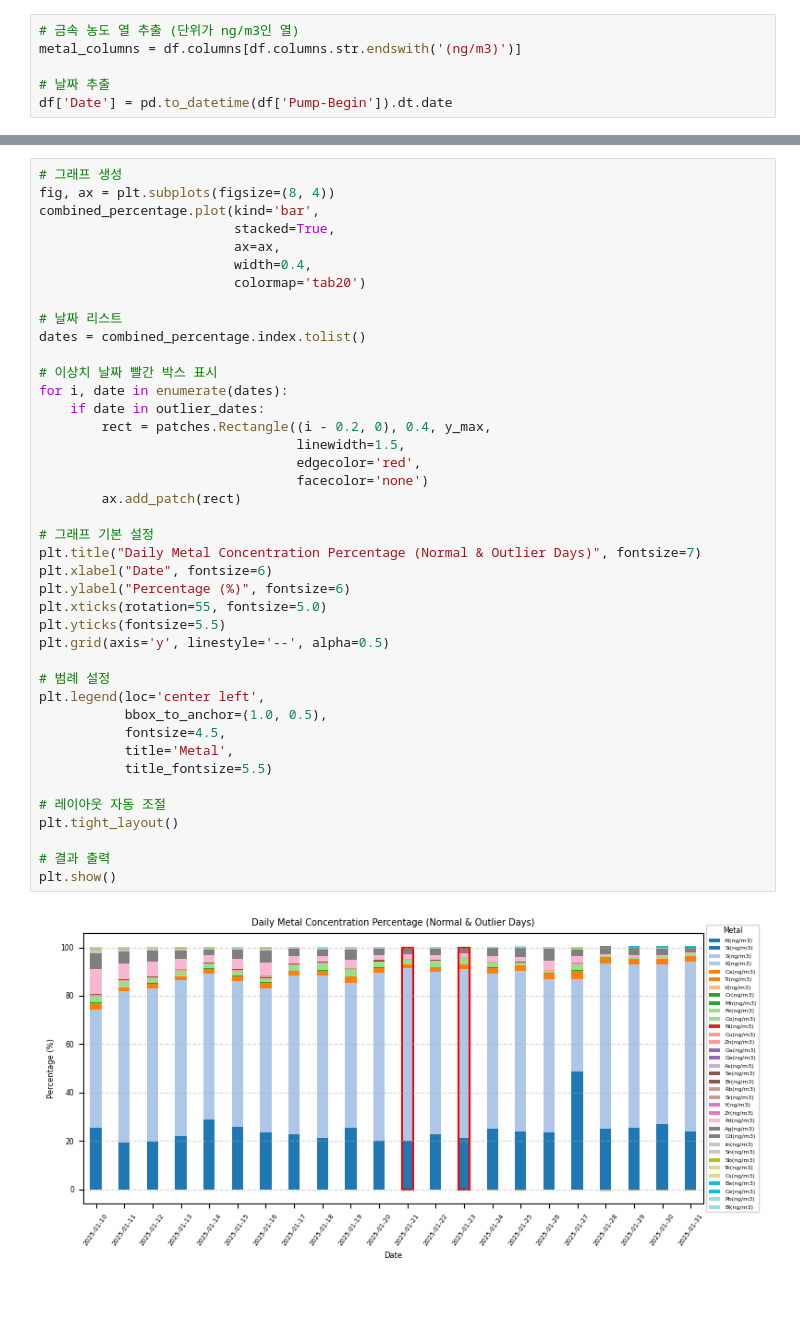
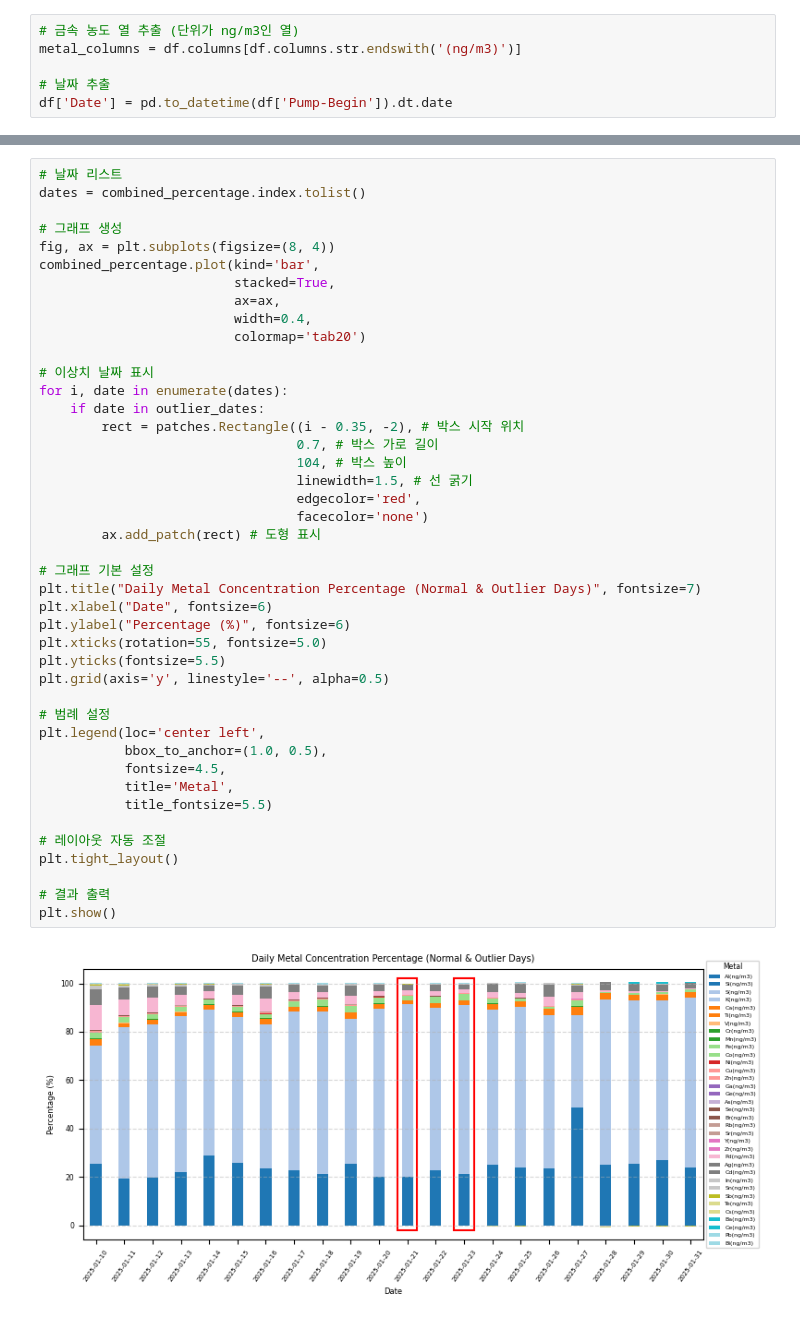
Before and after one commit to hyen0322/Data, a Jupyter notebook: Daily Metal Concentration Percentage.ipynb, the cells around one changed output, grey strips where cells are left out. Saved outputs shown, nothing was run; the diff lists cells and outputs as text.

```diff
--- a/Daily Metal Concentration Percentage.ipynb
+++ b/Daily Metal Concentration Percentage.ipynb
@@ -52,6 +89,9 @@ Date                                                   ...
 
 [5 rows x 35 columns]
 # %%
+# 날짜 리스트
+dates = combined_percentage.index.tolist()
+
 # 그래프 생성
 fig, ax = plt.subplots(figsize=(8, 4))
 combined_percentage.plot(kind='bar',
@@ -59,38 +99,37 @@ combined_percentage.plot(kind='bar',
                          ax=ax,
                          width=0.4,
                          colormap='tab20')
 
-# 날짜 리스트
-dates = combined_percentage.index.tolist()
-
-# 이상치 날짜 빨간 박스 표시
+# 이상치 날짜 표시
 for i, date in enumerate(dates):
     if date in outlier_dates:
-        rect = patches.Rectangle((i - 0.2, 0), 0.4, y_max,
-                                 linewidth=1.5,
+        rect = patches.Rectangle((i - 0.35, -2), # 박스 시작 위치
+                                 0.7, # 박스 가로 길이
+                                 104, # 박스 높이
+                                 linewidth=1.5, # 선 굵기
                                  edgecolor='red',
                                  facecolor='none')
-        ax.add_patch(rect)
+        ax.add_patch(rect) # 도형 표시
 
 # 그래프 기본 설정
 plt.title("Daily Metal Concentration Percentage (Normal & Outlier Days)", fontsize=7)
 plt.xlabel("Date", fontsize=6)
 plt.ylabel("Percentage (%)", fontsize=6)
 plt.xticks(rotation=55, fontsize=5.0)
 plt.yticks(fontsize=5.5)
 plt.grid(axis='y', linestyle='--', alpha=0.5)
 
 # 범례 설정
 plt.legend(loc='center left',
            bbox_to_anchor=(1.0, 0.5),
            fontsize=4.5,
            title='Metal',
            title_fontsize=5.5)
 
 # 레이아웃 자동 조절
 plt.tight_layout()
 
 # 결과 출력
 plt.show()
 # %% [output]
-[figure, old version]
+[figure, new version]
```
Also changed, not shown: parts of 4 cells of this notebook.
